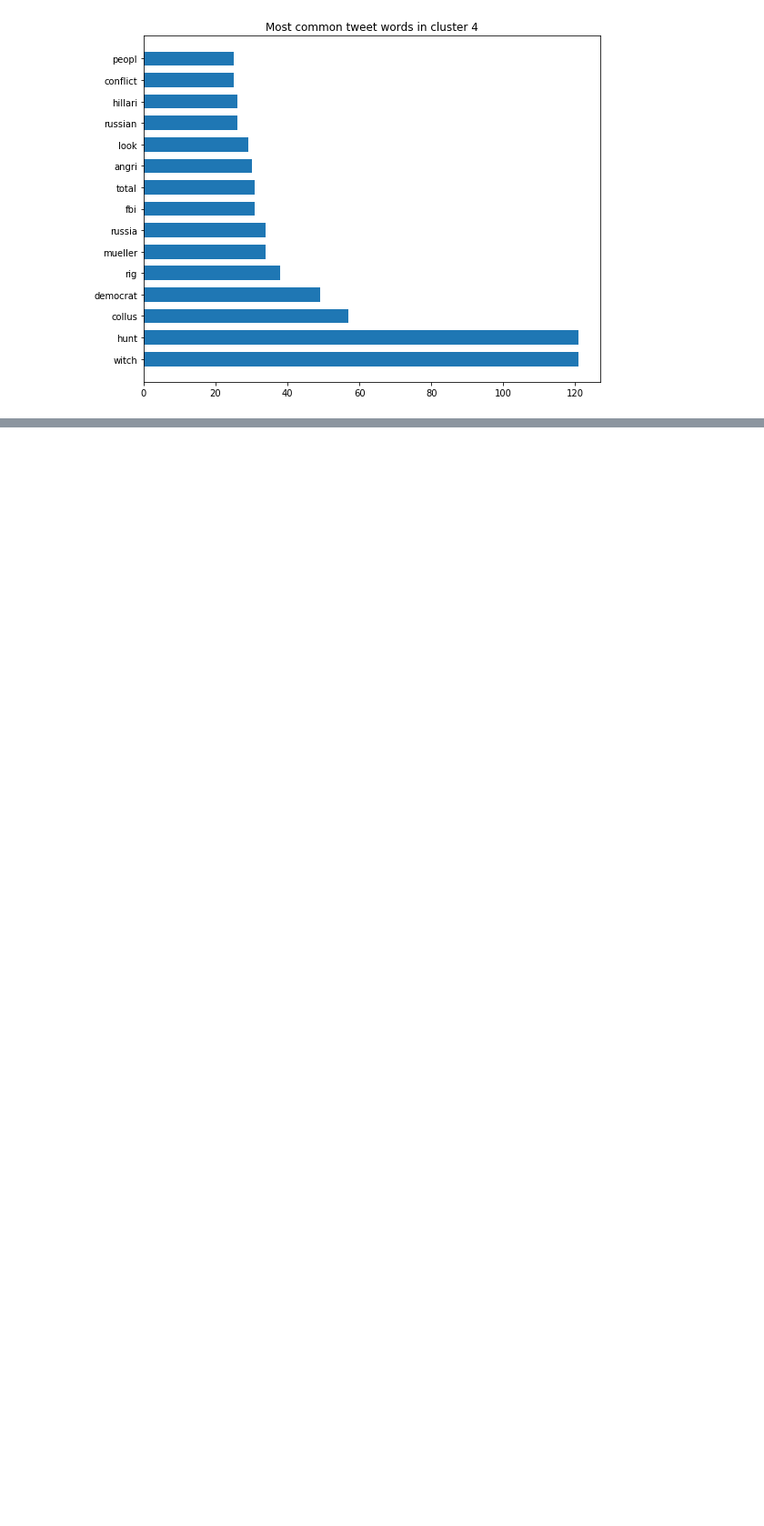
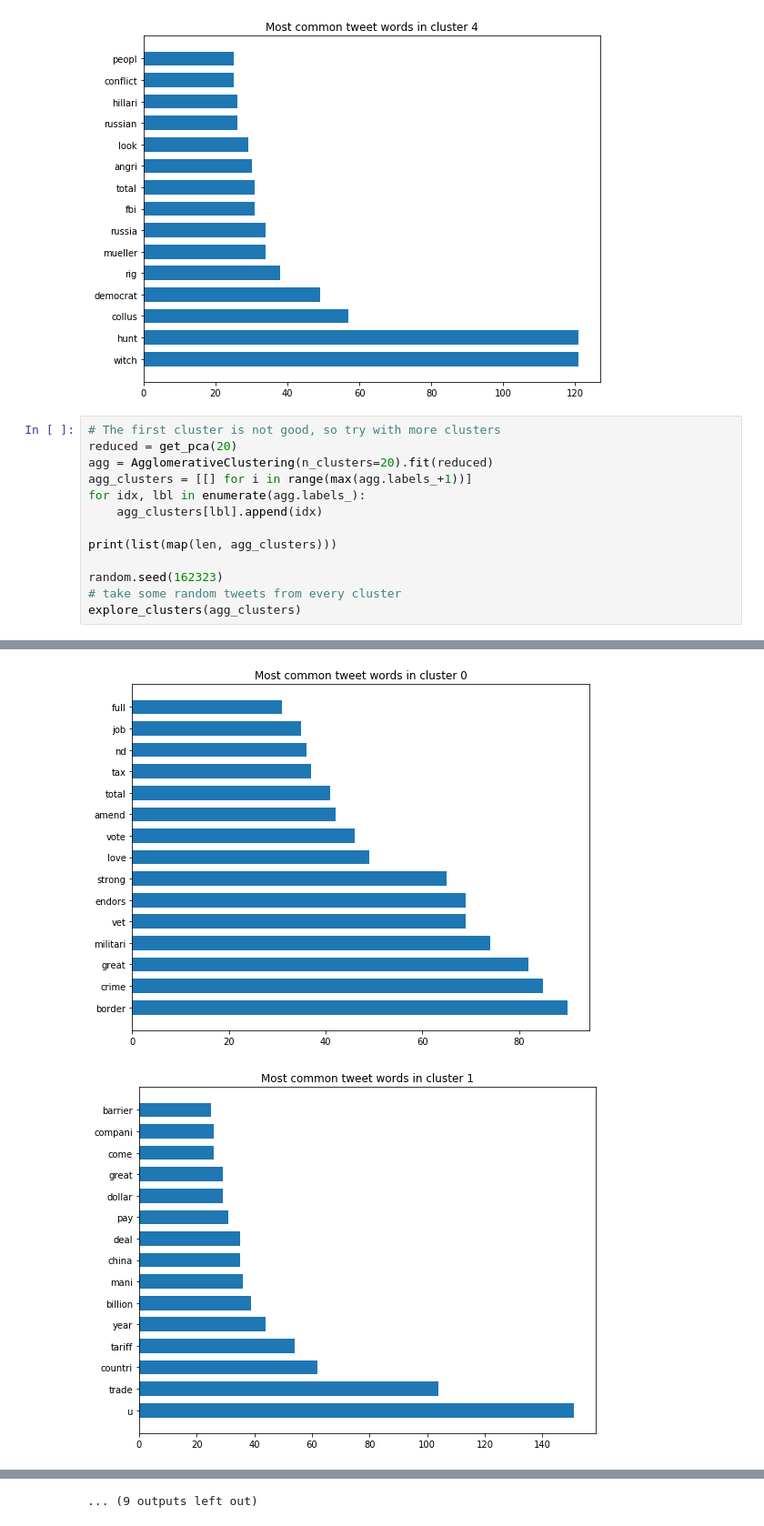
Before and after one commit to RojerGS/DataScience, a Jupyter notebook: TrumpTweetsClustering/oneHotPCA.ipynb, the cells around one changed output, grey strips where cells are left out. Shown at 91% size. Cells and saved outputs as stored; diff of their text form; blank space fills up the shorter version.

```diff
--- a/TrumpTweetsClustering/oneHotPCA.ipynb
+++ b/TrumpTweetsClustering/oneHotPCA.ipynb
@@ -253,3 +253,17 @@ We have 2320 words, of which 515 are unique
 [figure]
 [figure]
 [figure]
+# %%
+# The first cluster is not good, so try with more clusters
+reduced = get_pca(20)
+agg = AgglomerativeClustering(n_clusters=20).fit(reduced)
+agg_clusters = [[] for i in range(max(agg.labels_+1))]
+for idx, lbl in enumerate(agg.labels_):
+    agg_clusters[lbl].append(idx)
+
+print(list(map(len, agg_clusters)))
+
+random.seed(162323)
+# take some random tweets from every cluster
+explore_clusters(agg_clusters)
+# %% [output]
@@ -255,0 +287,2 @@ We have 2320 words, of which 515 are unique
+[figure, added]
+[figure, added]
@@ -256,3 +298,4 @@ We have 2320 words, of which 515 are unique
+... (9 outputs left out)
 # %%
 # apply the DBSCAN algorithm to the data for different values of K
 # FIX THE ARGUMENT MIN_SAMPLES
```
Also changed, not shown: parts of 5 cells of this notebook, 3 other files.
